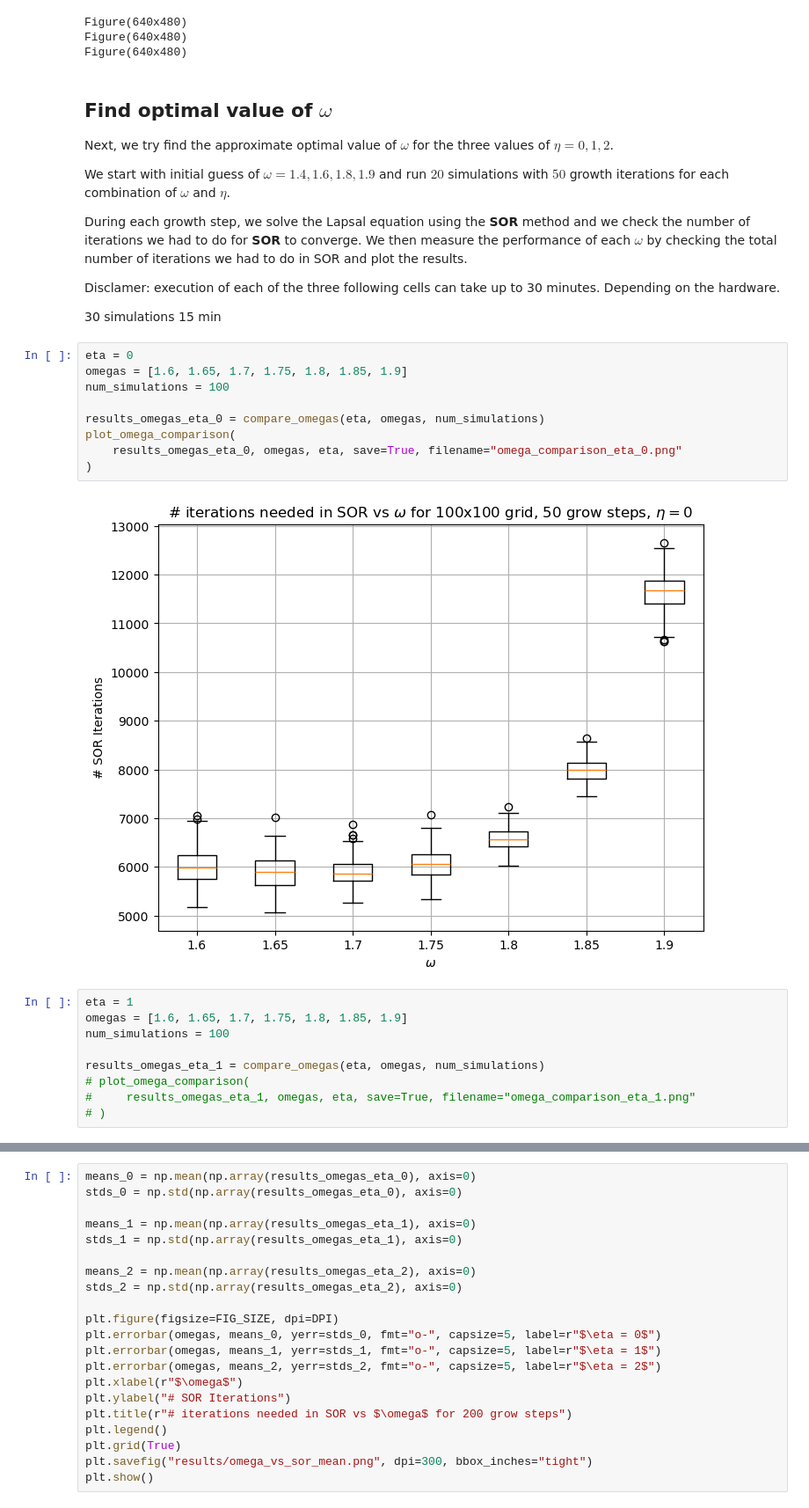
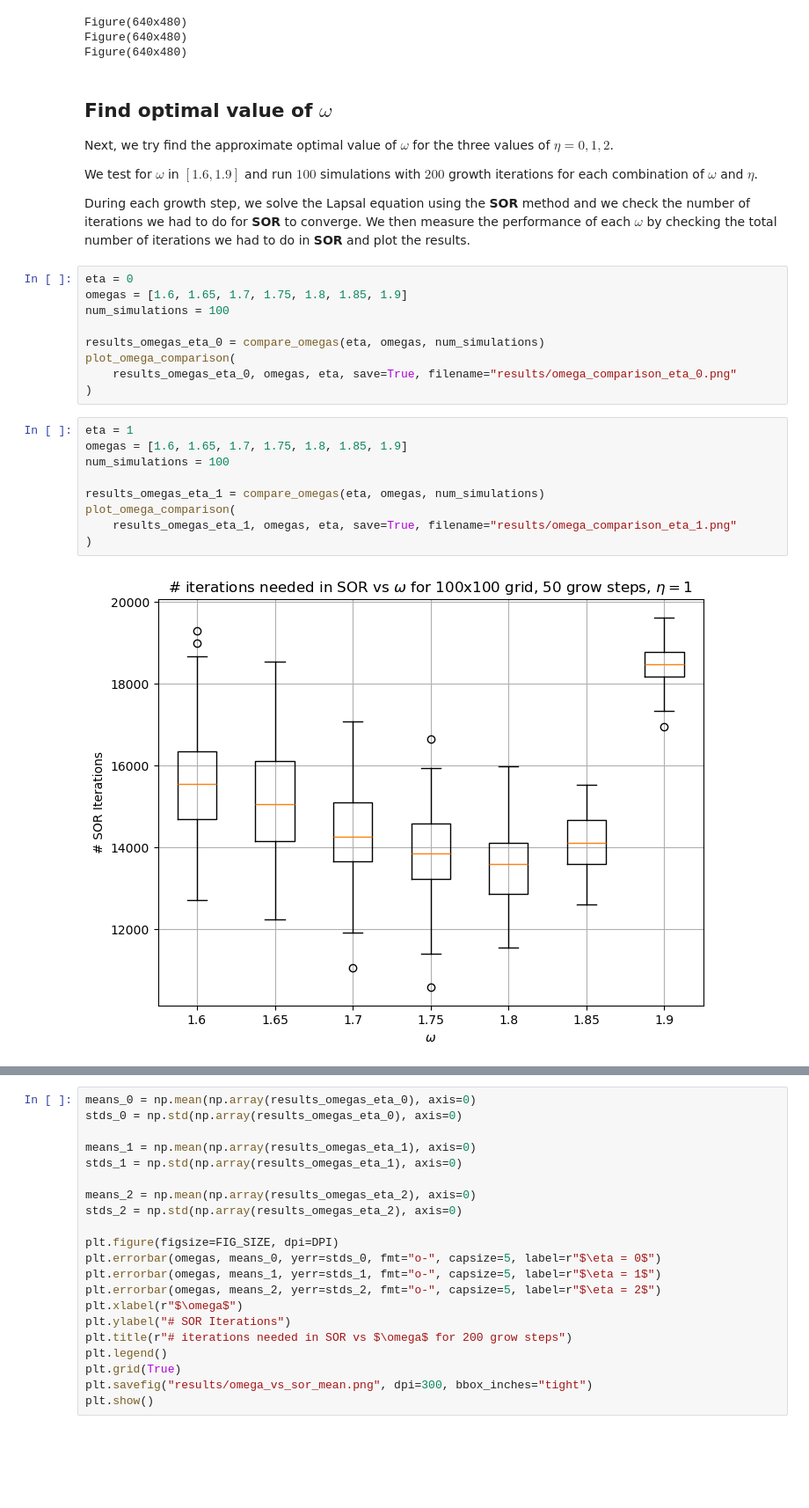
Before and after one commit to kingilsildor/CLS-Scientific_Computing-Assignment2, a Jupyter notebook: interface.ipynb, the cells around one changed output, grey strips where cells are left out. Shown: that part at 88% size. Saved outputs shown, nothing was run; the diff lists cells and outputs as text; blank space fills up the shorter version.

```diff
--- a/interface.ipynb
+++ b/interface.ipynb
@@ -66,13 +35,9 @@ Figure(640x480)
 ## Find optimal value of $\omega$
 Next, we try find the approximate optimal value of $\omega$ for the three values of $\eta = 0,1,2$.
 
-We start with initial guess of $\omega = 1.4, 1.6, 1.8, 1.9$ and run $20$ simulations with $50$ growth iterations for each combination of $\omega$ and $\eta$.
+We test for $\omega$ in $[1.6, 1.9]$ and run $100$ simulations with $200$ growth iterations for each combination of $\omega$ and $\eta$.
 
-During each growth step, we solve the Lapsal equation using the **SOR** method and we check the number of iterations we had to do for **SOR** to converge. We then measure the performance of each $\omega$ by checking the total number of iterations we had to do in SOR and plot the results.
-
-Disclamer: execution of each of the three following cells can take up to 30 minutes. Depending on the hardware.
-
-30 simulations 15 min
+During each growth step, we solve the Lapsal equation using the **SOR** method and we check the number of iterations we had to do for **SOR** to converge. We then measure the performance of each $\omega$ by checking the total number of iterations we had to do in **SOR** and plot the results.
 # %%
 eta = 0
 omegas = [1.6, 1.65, 1.7, 1.75, 1.8, 1.85, 1.9]
@@ -80,19 +45,19 @@ num_simulations = 100
 
 results_omegas_eta_0 = compare_omegas(eta, omegas, num_simulations)
 plot_omega_comparison(
-    results_omegas_eta_0, omegas, eta, save=True, filename="omega_comparison_eta_0.png"
+    results_omegas_eta_0, omegas, eta, save=True, filename="results/omega_comparison_eta_0.png"
 )
-# %% [output]
-[figure, removed]
 # %%
 eta = 1
 omegas = [1.6, 1.65, 1.7, 1.75, 1.8, 1.85, 1.9]
 num_simulations = 100
 
 results_omegas_eta_1 = compare_omegas(eta, omegas, num_simulations)
-# plot_omega_comparison(
-#     results_omegas_eta_1, omegas, eta, save=True, filename="omega_comparison_eta_1.png"
-# )
+plot_omega_comparison(
+    results_omegas_eta_1, omegas, eta, save=True, filename="results/omega_comparison_eta_1.png"
+)
+# %% [output]
+[figure, added]
 # %%
 eta = 2
 omegas = [1.6, 1.65, 1.7, 1.75, 1.8, 1.85, 1.9]
```
Also changed, not shown: parts of 13 cells of this notebook, 4 other files.
